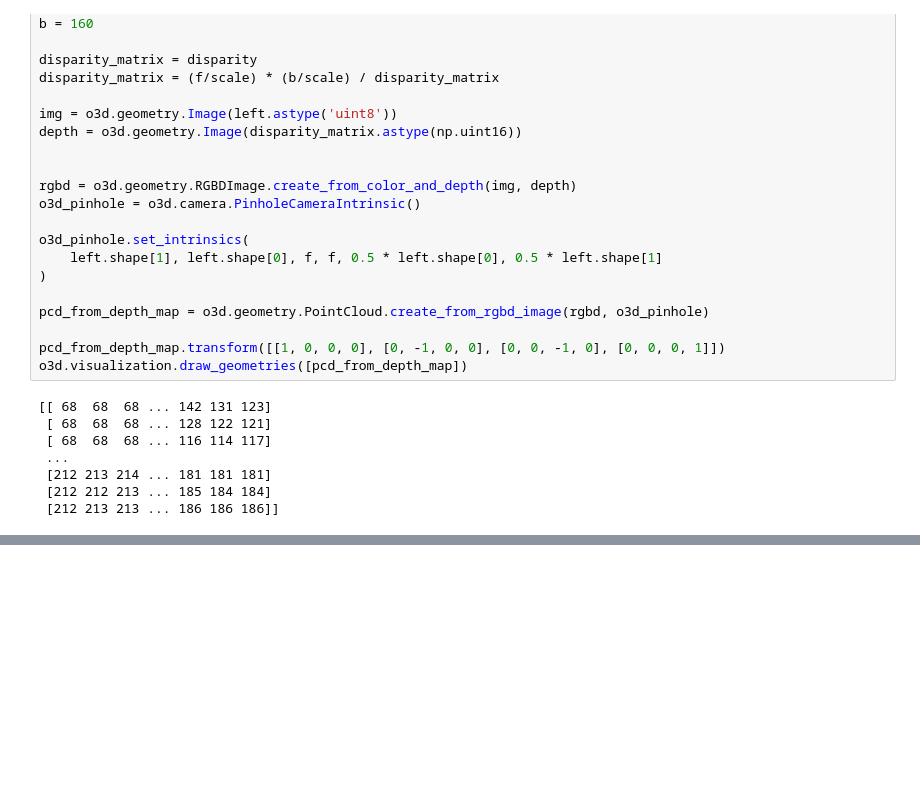
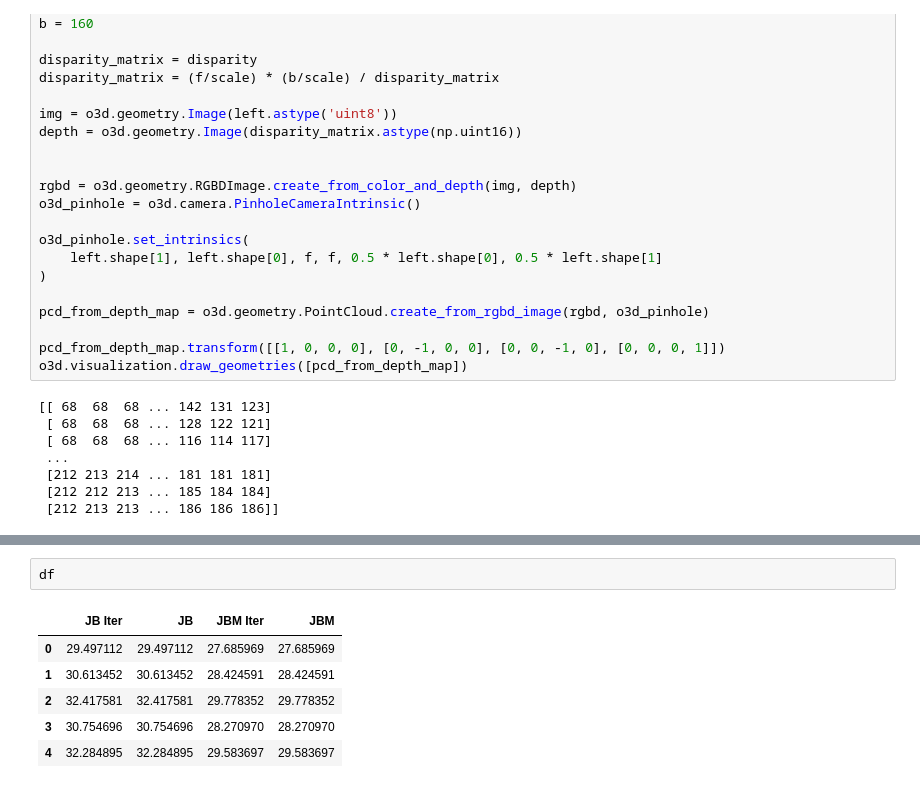
Before and after one commit to andrasreka/JBFU, a Jupyter notebook: draft.ipynb, the cells around one changed output, grey strips where cells are left out. Drawn from its saved outputs; the diff is of its cells as text; blank space fills up the shorter version.

```diff
--- a/draft.ipynb
+++ b/draft.ipynb
@@ -68,0 +153,9 @@ array([[ 54,  56,  57, ..., 149, 131, 138],
+# %%
+df
+# %% [output]
+|  | JB Iter | JB | JBM Iter | JBM |
+| 0 | 29.497112 | 29.497112 | 27.685969 | 27.685969 |
+| 1 | 30.613452 | 30.613452 | 28.424591 | 28.424591 |
+| 2 | 32.417581 | 32.417581 | 29.778352 | 29.778352 |
+| 3 | 30.754696 | 30.754696 | 28.270970 | 28.270970 |
+| 4 | 32.284895 | 32.284895 | 29.583697 | 29.583697 |
```
Also changed, not shown: parts of 11 cells of this notebook, 7 other files.
